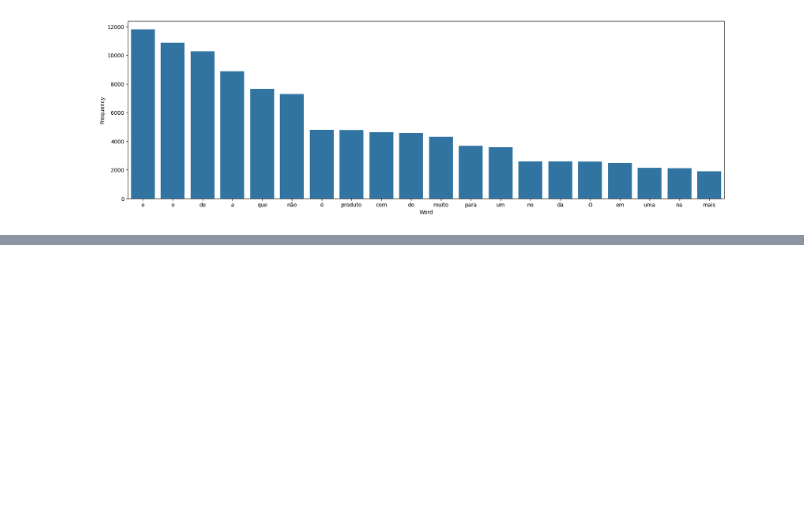
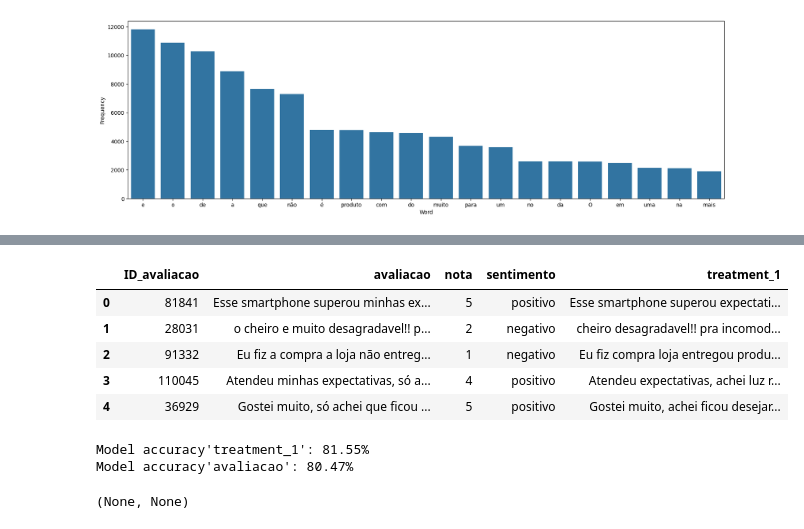
Before and after one commit to isadays/NLP, a Jupyter notebook: Modelo.ipynb, the cells around one changed output, grey strips where cells are left out. Cells and saved outputs as stored; diff of their text form; code cells hidden in the pictures; blank space fills up the shorter version.

Commit message:
improving_accuracy

```diff
--- a/Modelo.ipynb
+++ b/Modelo.ipynb
@@ -196,3 +196,5 @@ plt.figure(figsize = (20,6))
 ax = sns.barplot(data=df_frequency.nlargest(columns='Frequency',n=20),x='Word', y='Frequency')
 # %% [output]
 [figure]
+# %%
+stop_words = nltk.corpus.stopwords.words('portuguese')
@@ -198,0 +221,24 @@ ax = sns.barplot(data=df_frequency.nlargest(columns='Frequency',n=20),x='Word',
+# %%
+processed_phrase = []
+for opinion in df.avaliacao:
+    words_text = token_space.tokenize(opinion)
+    new_phrase = [word for word in words_text if word not in stop_words]
+    processed_phrase.append(' '.join(new_phrase))
+
+
+df["treatment_1"] = processed_phrase
+# %%
+df.head()
+# %% [output]
+|  | ID_avaliacao | avaliacao | nota | sentimento | treatment_1 |
+| 0 | 81841 | Esse smartphone superou minhas ex... | 5 | positivo | Esse smartphone superou expectati... |
+| 1 | 28031 | o cheiro e muito desagradavel!! p... | 2 | negativo | cheiro desagradavel!! pra incomod... |
+| 2 | 91332 | Eu fiz a compra a loja não entreg... | 1 | negativo | Eu fiz compra loja entregou produ... |
+| 3 | 110045 | Atendeu minhas expectativas, só a... | 4 | positivo | Atendeu expectativas, achei luz r... |
+| 4 | 36929 | Gostei muito, só achei que ficou ... | 5 | positivo | Gostei muito, achei ficou desejar... |
+# %%
+text_classifier(df, "treatment_1", "sentimento"),text_classifier(df, "avaliacao", "sentimento")
+# %% [output]
+Model accuracy'treatment_1': 81.55%
+Model accuracy'avaliacao': 80.47%
+(None, None)
```
Also changed, not shown: parts of 1 cell of this notebook.
